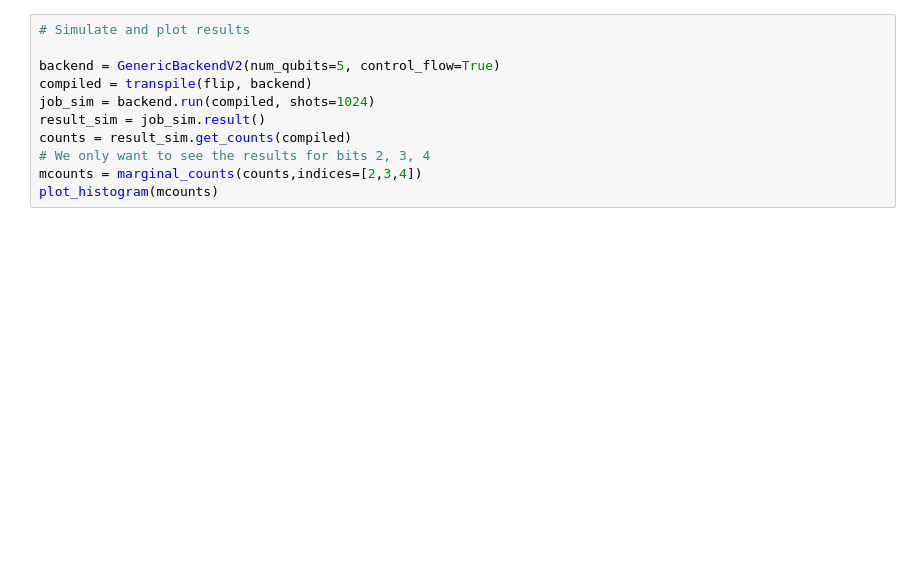
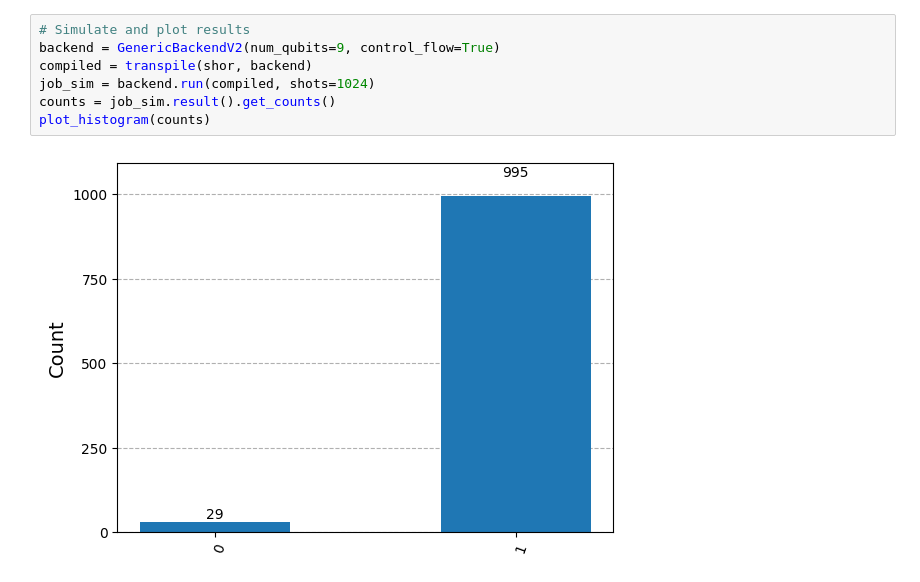
Before and after one commit to tri-o-na/SIT-UofG-STET-Labs, a Jupyter notebook: QC-Lab4-C.ipynb, the cells around one changed output. Saved outputs shown, nothing was run; the diff lists cells and outputs as text; blank space fills up the shorter version.

```diff
--- a/QC-Lab4-C.ipynb
+++ b/QC-Lab4-C.ipynb
@@ -26,11 +97,9 @@ import math
 # %%
 # Simulate and plot results
-
-backend = GenericBackendV2(num_qubits=5, control_flow=True)
-compiled = transpile(flip, backend)
+backend = GenericBackendV2(num_qubits=9, control_flow=True)
+compiled = transpile(shor, backend)
 job_sim = backend.run(compiled, shots=1024)
-result_sim = job_sim.result()
-counts = result_sim.get_counts(compiled)
-# We only want to see the results for bits 2, 3, 4
-mcounts = marginal_counts(counts,indices=[2,3,4])
-plot_histogram(mcounts)
+counts = job_sim.result().get_counts()
+plot_histogram(counts)
+# %% [output]
+[figure, added]
```
Also changed, not shown: parts of 2 cells of this notebook.
